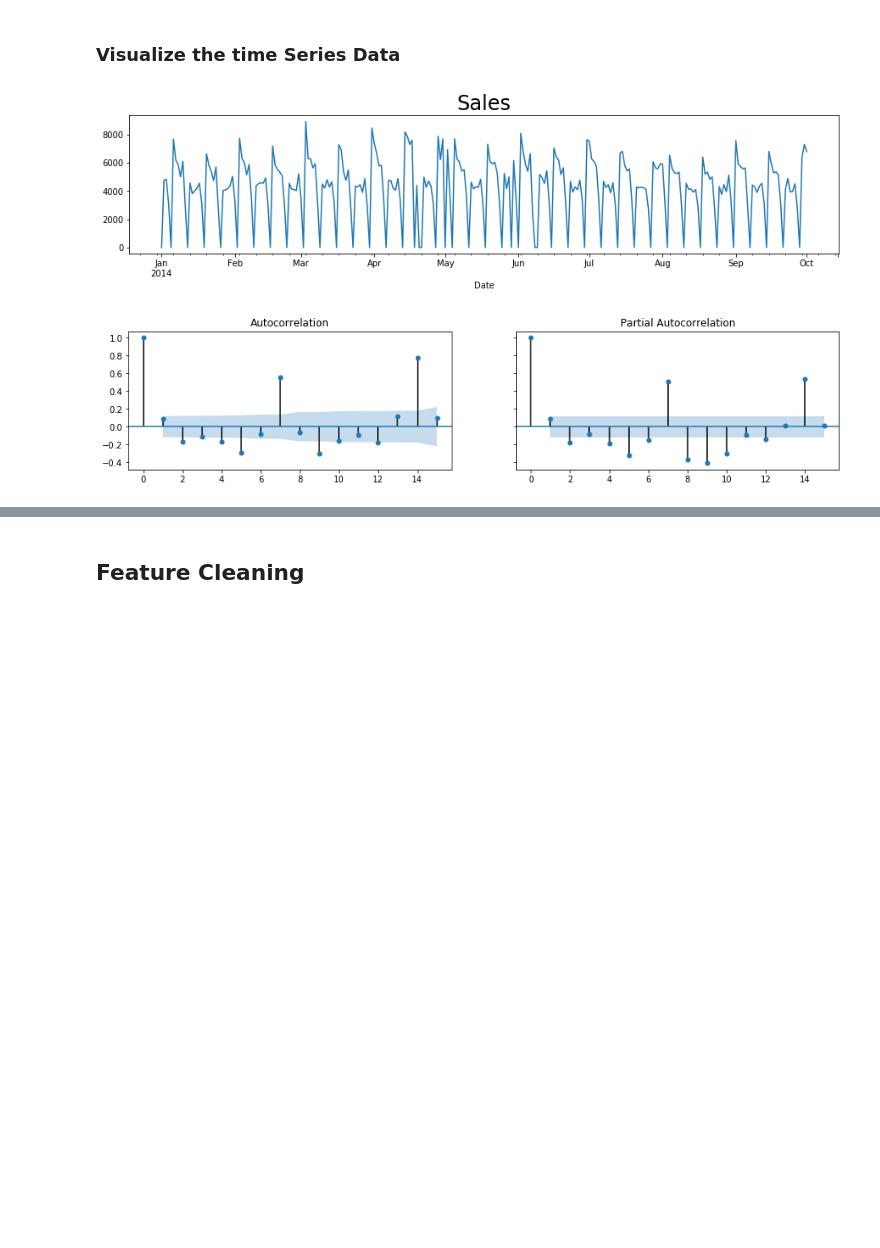
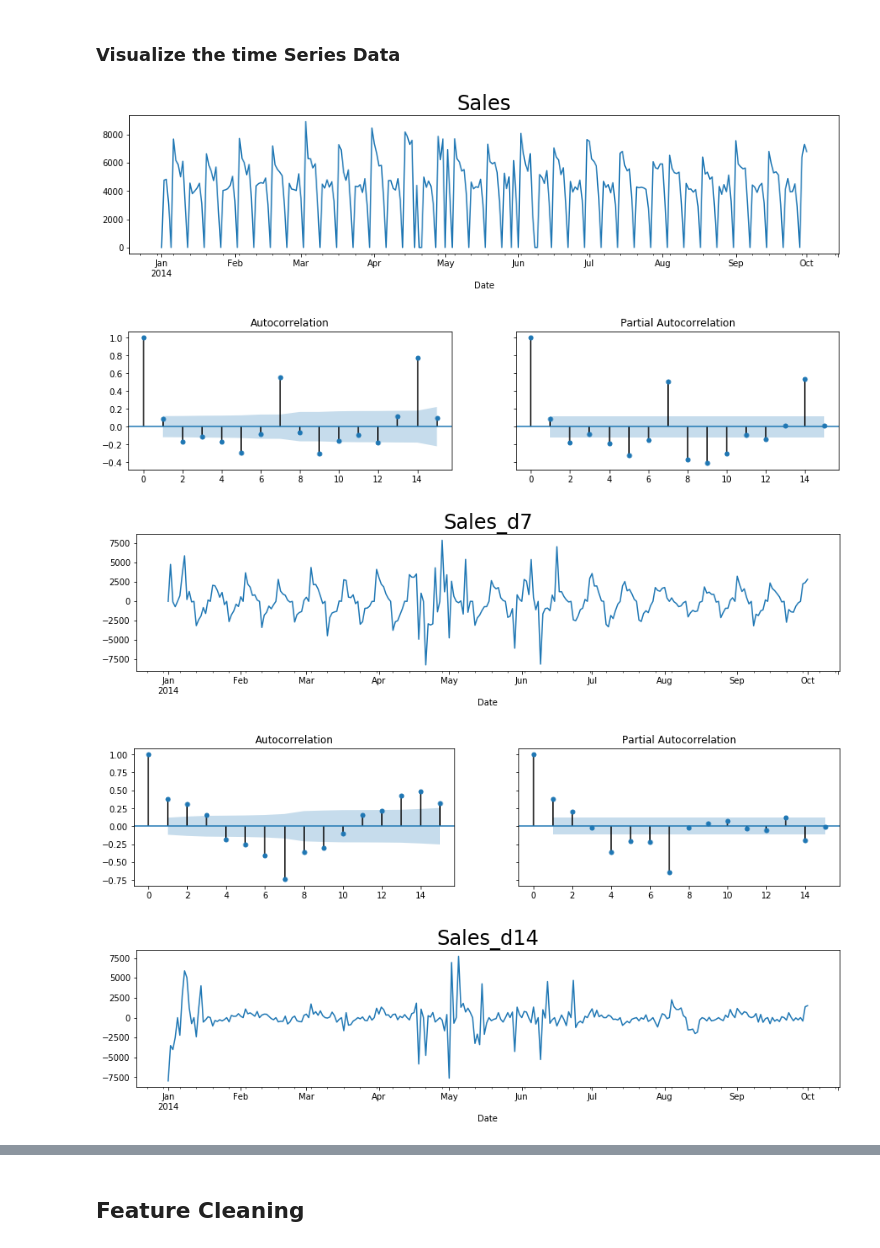
Before and after one commit to psicktrick/Time_Series_Workshop_Barclays, a Jupyter notebook: Arima.ipynb, the cells around one changed output, grey strips where cells are left out. Saved outputs shown, nothing was run; the diff lists cells and outputs as text; code cells hidden in the pictures; blank space fills up the shorter version.

```diff
--- a/Arima.ipynb
+++ b/Arima.ipynb
@@ -72,19 +72,22 @@ ts=pd.DataFrame(y)
 # %%
 # ts['ln_Sales'] = np.log(ts.Sales+100)
 X_train['Sales_d7'] = ts.Sales.diff(7)
 X_train['Sales_d14'] = ts.Sales.diff(14)
 X_train['Sales_d14d1'] = ts.Sales.diff(14).diff(1)
 # Graph data
-for x in [X_train.Sales]:
+for x in [X_train.Sales,X_train.Sales_d7,X_train.Sales_d14,X_train.Sales_d14d1]:
     fig, axes = plt.subplots(1, 1, figsize=(15,3))
     x=x['2014-01-01':'2014-10-01']
     ax=x.plot(ax=axes)
     ax.set_title(x.name)
     ax.title.set_fontsize(24)
 
     fig, axes = plt.subplots(1, 2, figsize=(15,3),sharex=True,sharey=True)
     sm.graphics.tsa.plot_acf(x, lags=15,ax=axes[0]);
     sm.graphics.tsa.plot_pacf(x, lags=15, ax=axes[1]);
 # %% [output]
 [figure]
 [figure]
+[figure, added]
+[figure, added]
+[figure, added]
```
Also changed, not shown: parts of 7 cells of this notebook.
